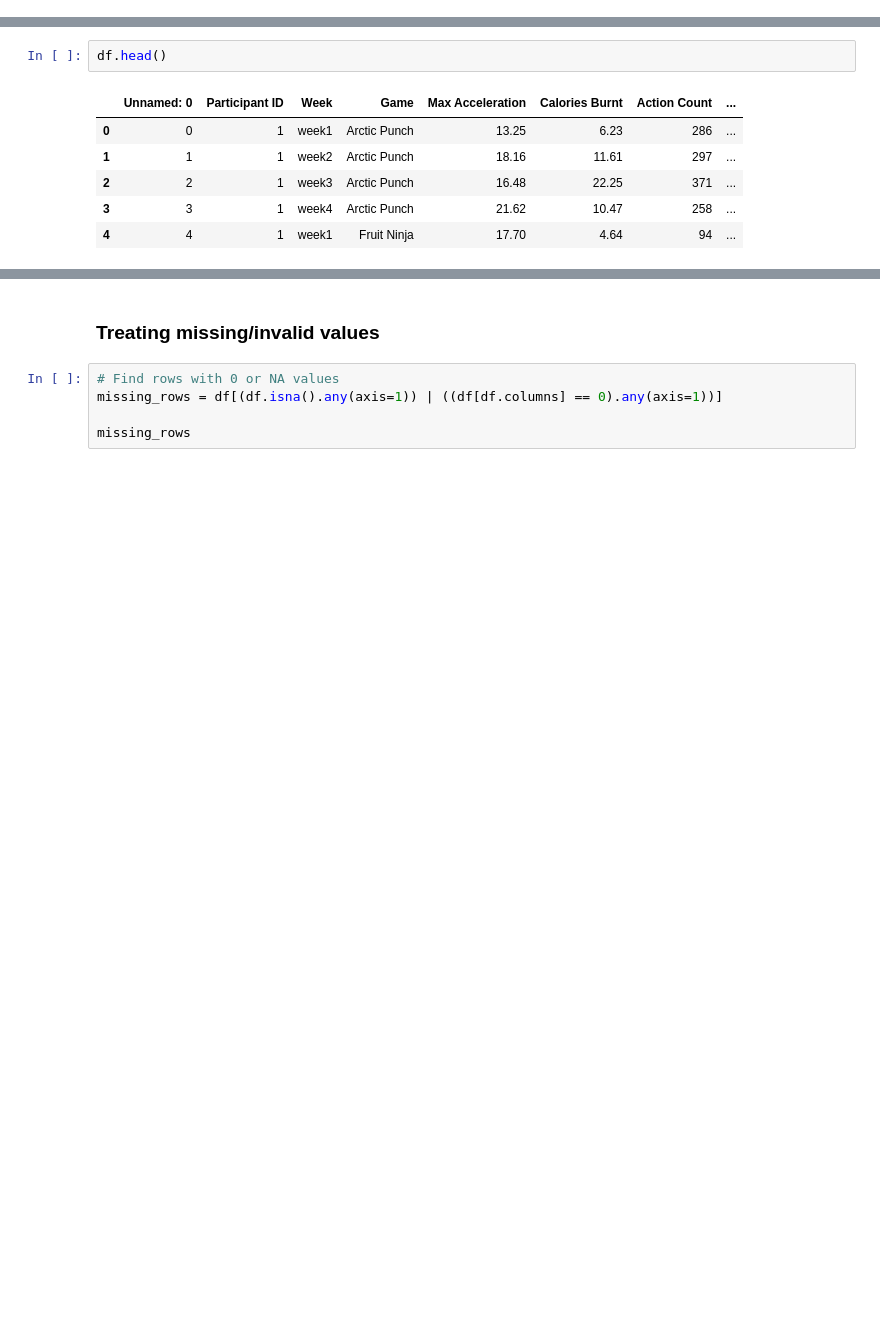
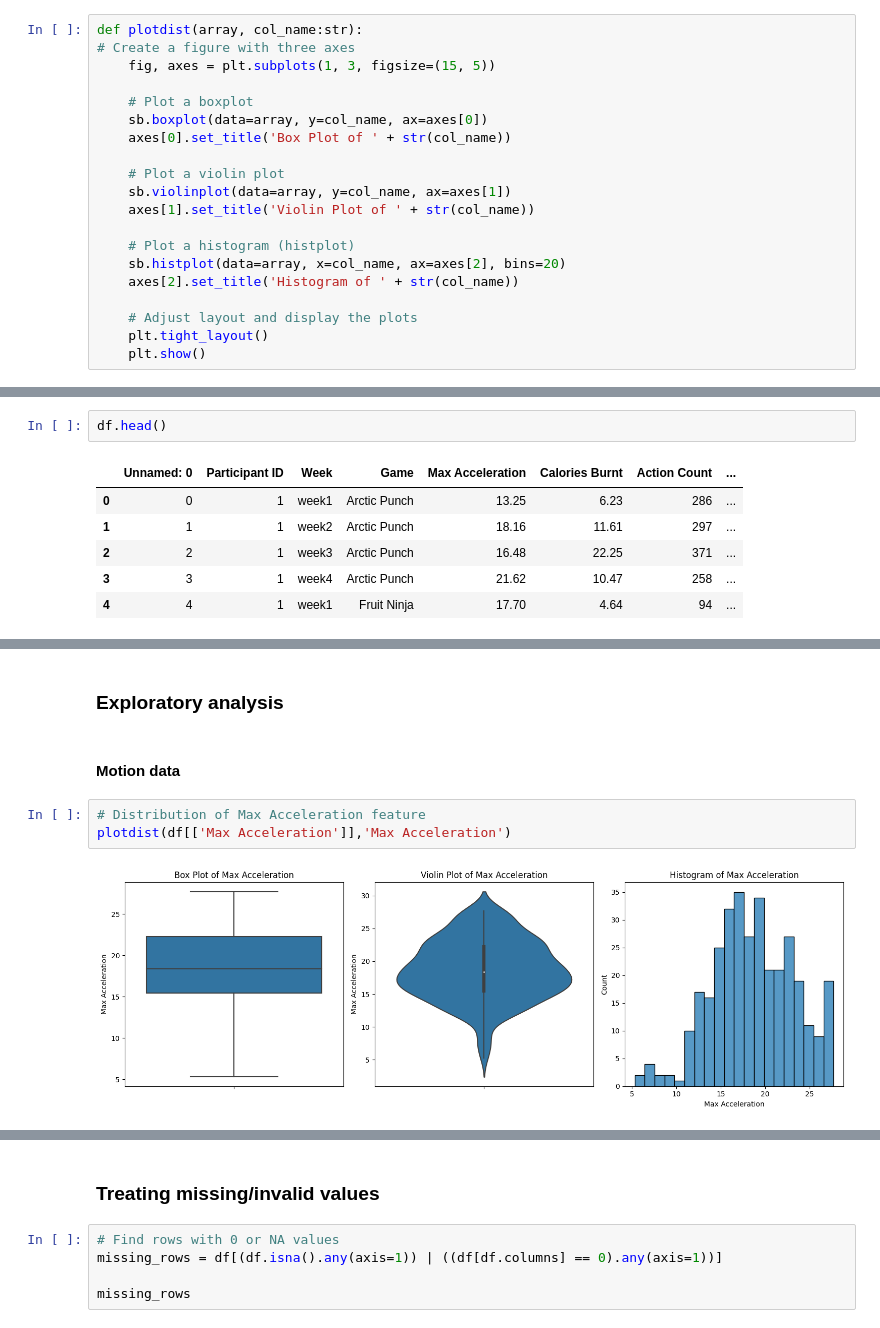
Before and after one commit to GeorgePPP/SG_walk, a Jupyter notebook: Exploratory analysis.ipynb, the cells around one changed output, grey strips where cells are left out. Drawn from its saved outputs; the diff is of its cells as text; blank space fills up the shorter version.

Commit message:
Visualize motion & wellbeing data's distribution

```diff
--- a/Exploratory analysis.ipynb
+++ b/Exploratory analysis.ipynb
@@ -26,6 +26,26 @@ def plotPerColumnDistribution(df, nGraphShown, nGraphPerRow):
         plt.title(f'{columnNames[i]} (column {i})')
     plt.tight_layout(pad = 1.0, w_pad = 1.0, h_pad = 1.0)
     plt.show()
+# %%
+def plotdist(array, col_name:str):
+# Create a figure with three axes
+    fig, axes = plt.subplots(1, 3, figsize=(15, 5))
+
+    # Plot a boxplot
+    sb.boxplot(data=array, y=col_name, ax=axes[0])
+    axes[0].set_title('Box Plot of ' + str(col_name))
+
+    # Plot a violin plot
+    sb.violinplot(data=array, y=col_name, ax=axes[1])
+    axes[1].set_title('Violin Plot of ' + str(col_name))
+
+    # Plot a histogram (histplot)
+    sb.histplot(data=array, x=col_name, ax=axes[2], bins=20)
+    axes[2].set_title('Histogram of ' + str(col_name))
+
+    # Adjust layout and display the plots
+    plt.tight_layout()
+    plt.show()
 # %%
 df = pd.read_csv('Motion_wellbeing_consolidated.csv', encoding='unicode-escape')
 nRow, nCol = df.shape
@@ -43,0 +71,9 @@ df.head()
+# %% [markdown]
+### Exploratory analysis
+# %% [markdown]
+#### Motion data
+# %%
+# Distribution of Max Acceleration feature
+plotdist(df[['Max Acceleration']],'Max Acceleration')
+# %% [output]
+[figure, added]
```
Also changed, not shown: parts of 7 cells of this notebook.
